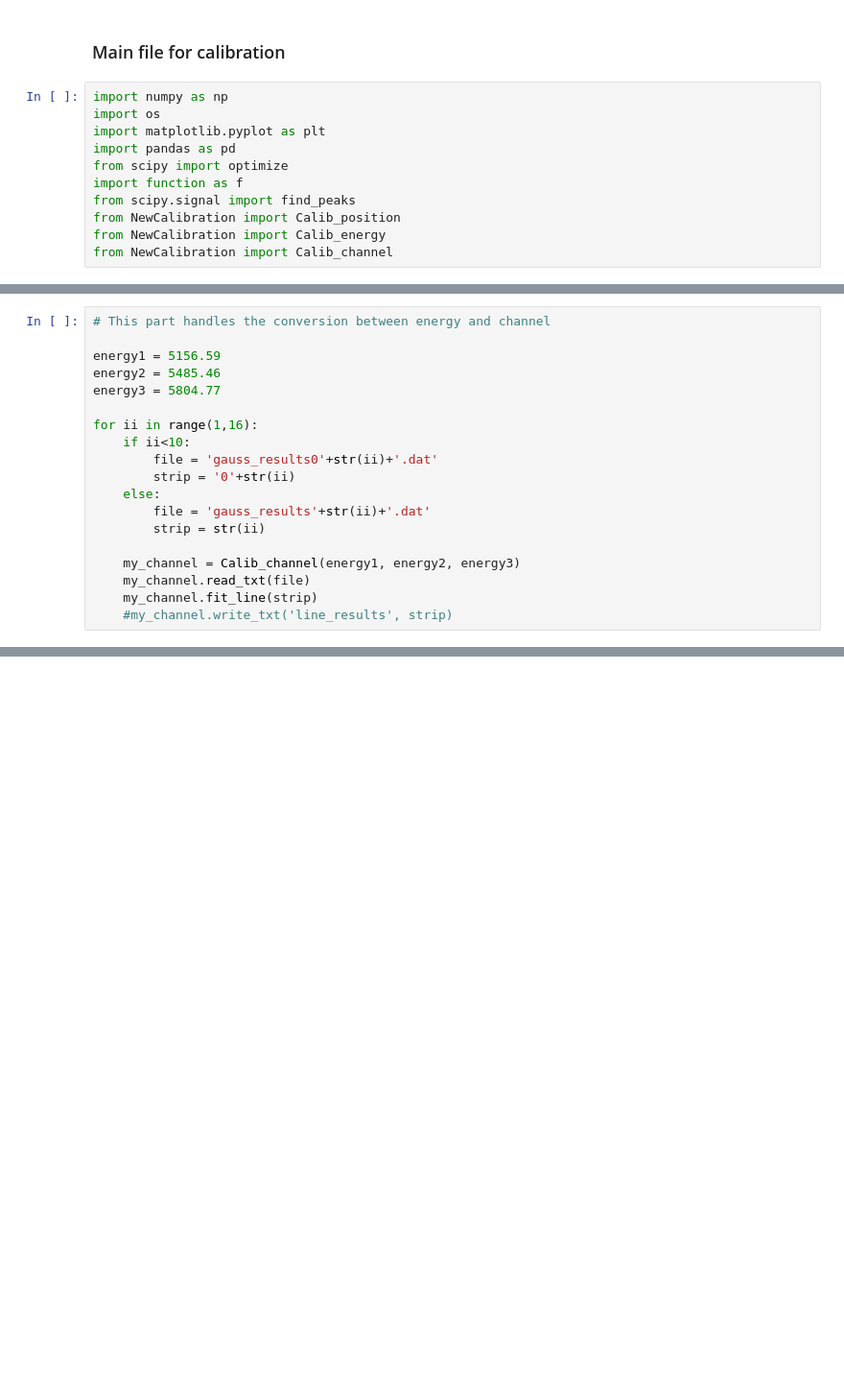
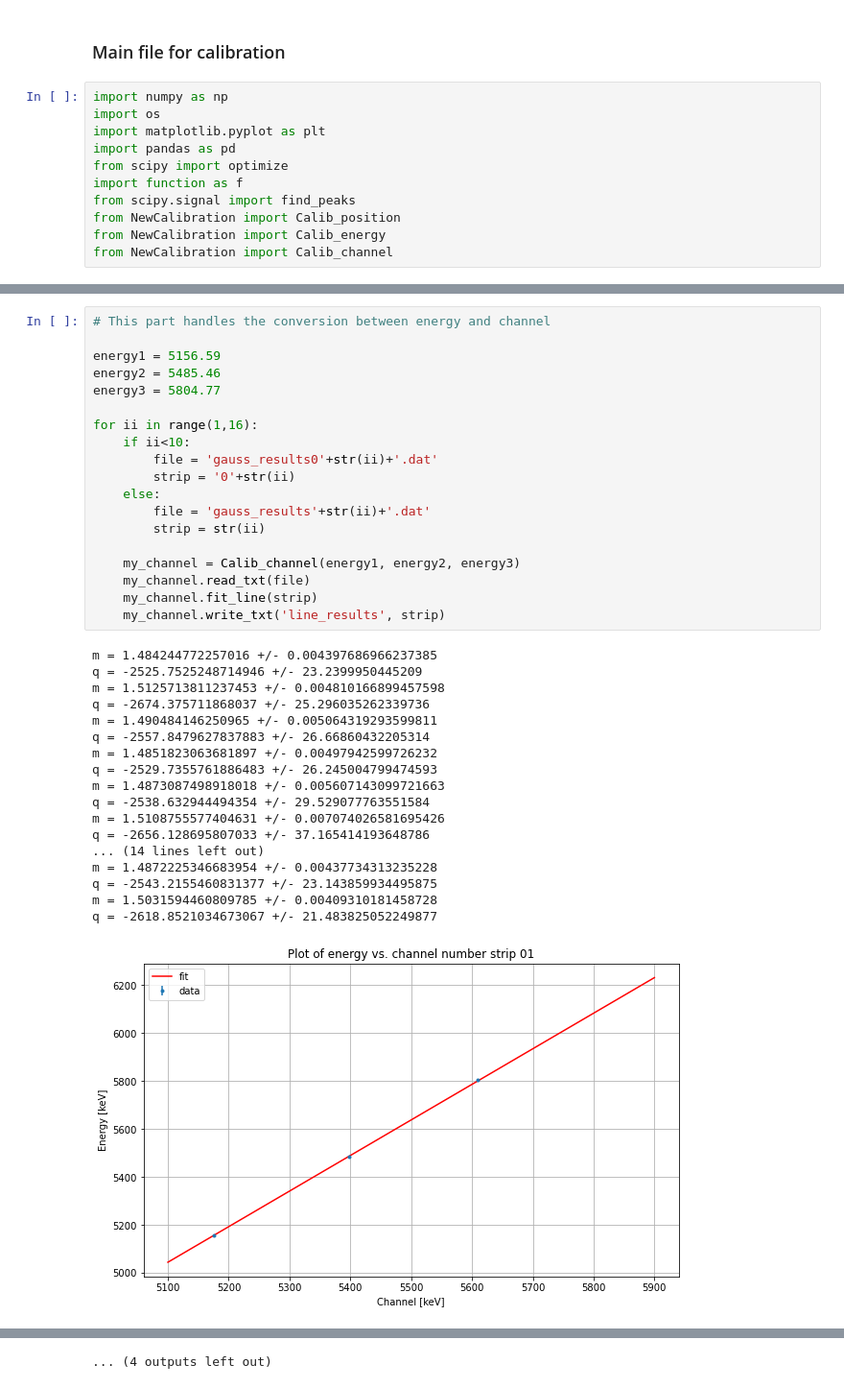
Before and after one commit to chiaramasia01/GSI16Strip, a Jupyter notebook: main_calibration.ipynb, the cells around one changed output, grey strips where cells are left out. Shown: that part at 96% size. Drawn from its saved outputs; the diff is of its cells as text; blank space fills up the shorter version.

```diff
--- a/main_calibration.ipynb
+++ b/main_calibration.ipynb
@@ -58,19 +75,38 @@ for ii in range(1,16):
 # %%
 # This part handles the conversion between energy and channel
 
 energy1 = 5156.59
 energy2 = 5485.46
 energy3 = 5804.77
 
 for ii in range(1,16):
     if ii<10:
         file = 'gauss_results0'+str(ii)+'.dat'
         strip = '0'+str(ii)
     else:
         file = 'gauss_results'+str(ii)+'.dat'
         strip = str(ii)
 
     my_channel = Calib_channel(energy1, energy2, energy3)
     my_channel.read_txt(file)
     my_channel.fit_line(strip)
-    #my_channel.write_txt('line_results', strip)
+    my_channel.write_txt('line_results', strip)
+# %% [output]
+m = 1.484244772257016 +/- 0.004397686966237385
+q = -2525.7525248714946 +/- 23.2399950445209
+m = 1.5125713811237453 +/- 0.004810166899457598
+q = -2674.375711868037 +/- 25.296035262339736
+m = 1.490484146250965 +/- 0.005064319293599811
+q = -2557.8479627837883 +/- 26.66860432205314
+m = 1.4851823063681897 +/- 0.00497942599726232
+q = -2529.7355761886483 +/- 26.245004799474593
+m = 1.4873087498918018 +/- 0.005607143099721663
+q = -2538.632944494354 +/- 29.529077763551584
+m = 1.5108755577404631 +/- 0.007074026581695426
+q = -2656.128695807033 +/- 37.165414193648786
+... (14 lines left out)
+m = 1.4872225346683954 +/- 0.00437734313235228
+q = -2543.2155460831377 +/- 23.143859934495875
+m = 1.5031594460809785 +/- 0.00409310181458728
+q = -2618.8521034673067 +/- 21.483825052249877
+[figure, added]
@@ -77,3 +123,4 @@ for ii in range(1,16):
+... (4 outputs left out)
 # %%
 # Writing in a text file the best fit parameters for each strip
 
```
Also changed, not shown: parts of 5 cells of this notebook, 17 other files.
